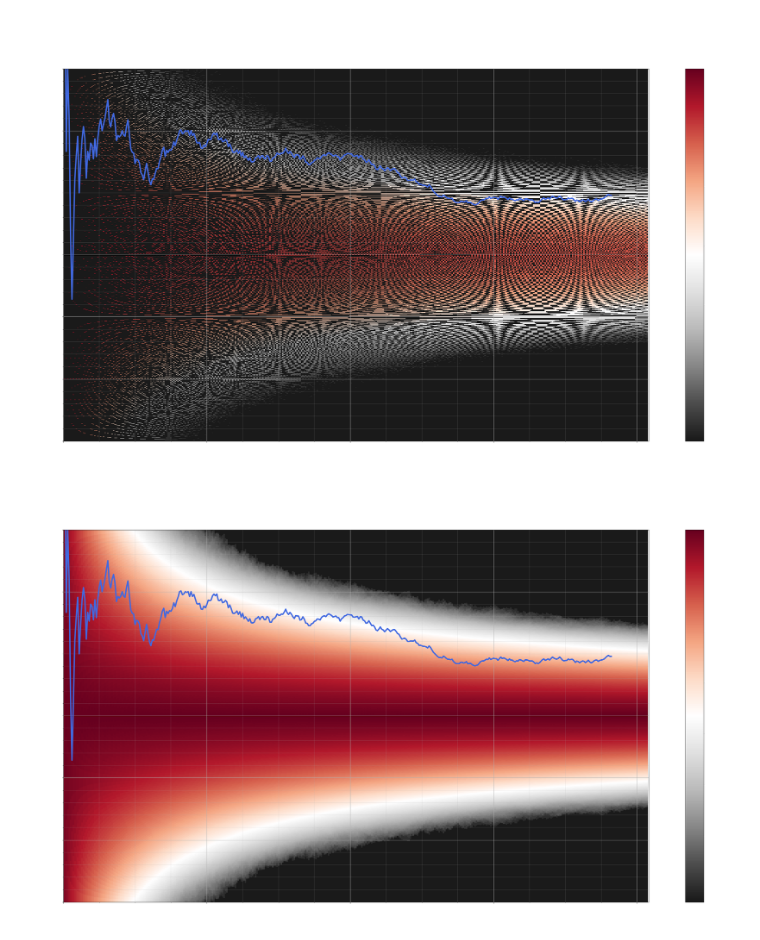
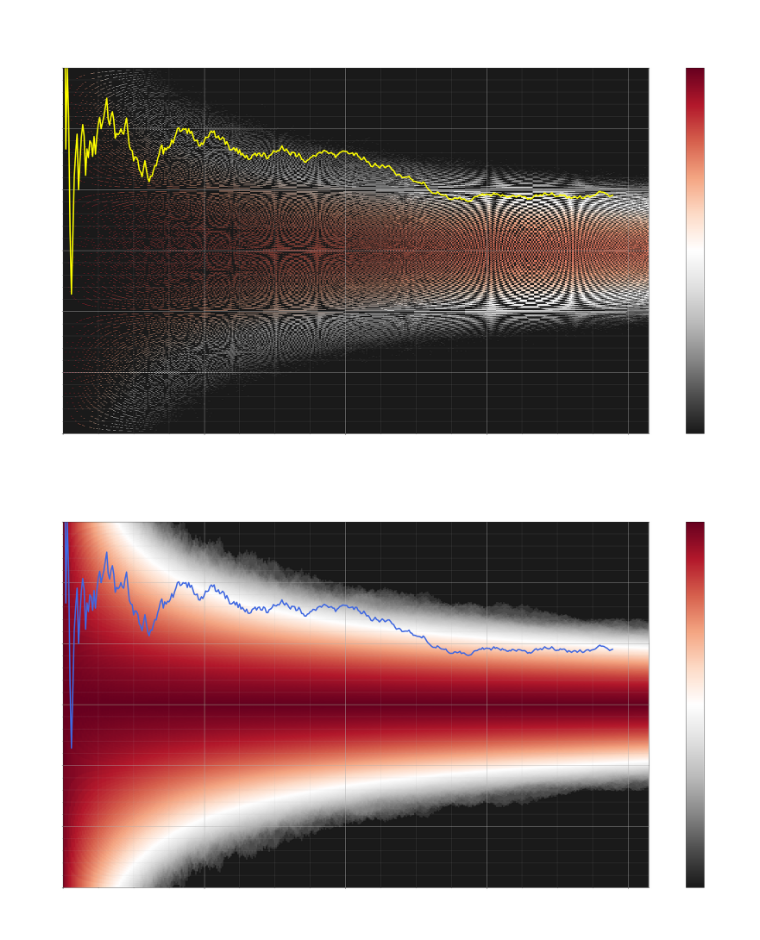
Before and after one commit to avasich/lynchlab, a Jupyter notebook: lynch.ipynb, the cells around one changed output. Cells and saved outputs as stored; diff of their text form; code cells hidden in the pictures.

```diff
--- a/lynch.ipynb
+++ b/lynch.ipynb
@@ -120,6 +120,7 @@ def plot_all(
 
     return fig
 # %%
+from datetime import datetime
 from pathlib import Path
 
 from matplotlib.ticker import MaxNLocator
@@ -139,7 +140,7 @@ AVERAGES = numbers_to_averages(NUMBERS)
 
 
 DAYS = len(NUMBERS) + 25
-ITERS = 20_000_000
+ITERS = 1_000_000
 BALLS = [1, 2, 3, 4, 5, 6, 7, 8, 9, 10]
 NBINS = 15
 PRECISION = 0.0015
@@ -159,7 +160,7 @@ text_color = "white"
 
 
 cmap = "RdGy_r"
-line_color="royalblue"
+line_color="yellow"
 
 cmap1 = cmap
 line_color1 = line_color
@@ -170,34 +171,34 @@ fig1 = plot_all(
     label="probability of average, log10",
     precision=PRECISION,
     cmap=cmap1,
     line_color=line_color1,
     line_width=4,
 )
 
 plt.show()
 
 
 cmap2 = cmap
 line_color2 = "royalblue"
 fig2 = plot_all(
     data=log_probs,
     averages=AVERAGES,
     days=DAYS,
     label="probability of deviation, log10",
     precision=PRECISION,
     cmap=cmap2,
     line_color=line_color2,
     line_width=4,
 )
 
 plt.show()
 
 
 if SAVE_FILES:
     image_path="./images"
     Path(image_path).mkdir(exist_ok=True)
-    fig1.savefig(f"{image_path}/hit_d{DAYS}_i{ITERS}_p{PRECISION}_{cmap1}-{line_color1}.png", facecolor="black")
-    fig2.savefig(f"{image_path}/dev_d{DAYS}_i{ITERS}_p{PRECISION}_{cmap2}-{line_color2}.png", facecolor="black")
+    fig1.savefig(f"{image_path}/{datetime.now().date()}-hit_d{DAYS}_i{ITERS}_p{PRECISION}_{cmap1}-{line_color1}.png", facecolor="black")
+    fig2.savefig(f"{image_path}/{datetime.now().date()}-dev_d{DAYS}_i{ITERS}_p{PRECISION}_{cmap2}-{line_color2}.png", facecolor="black")
 # %% [output]
-[figure, old version]
+[figure, new version]
-[figure, old version]
+[figure, new version]
```
Also changed, not shown: 4 other files.
